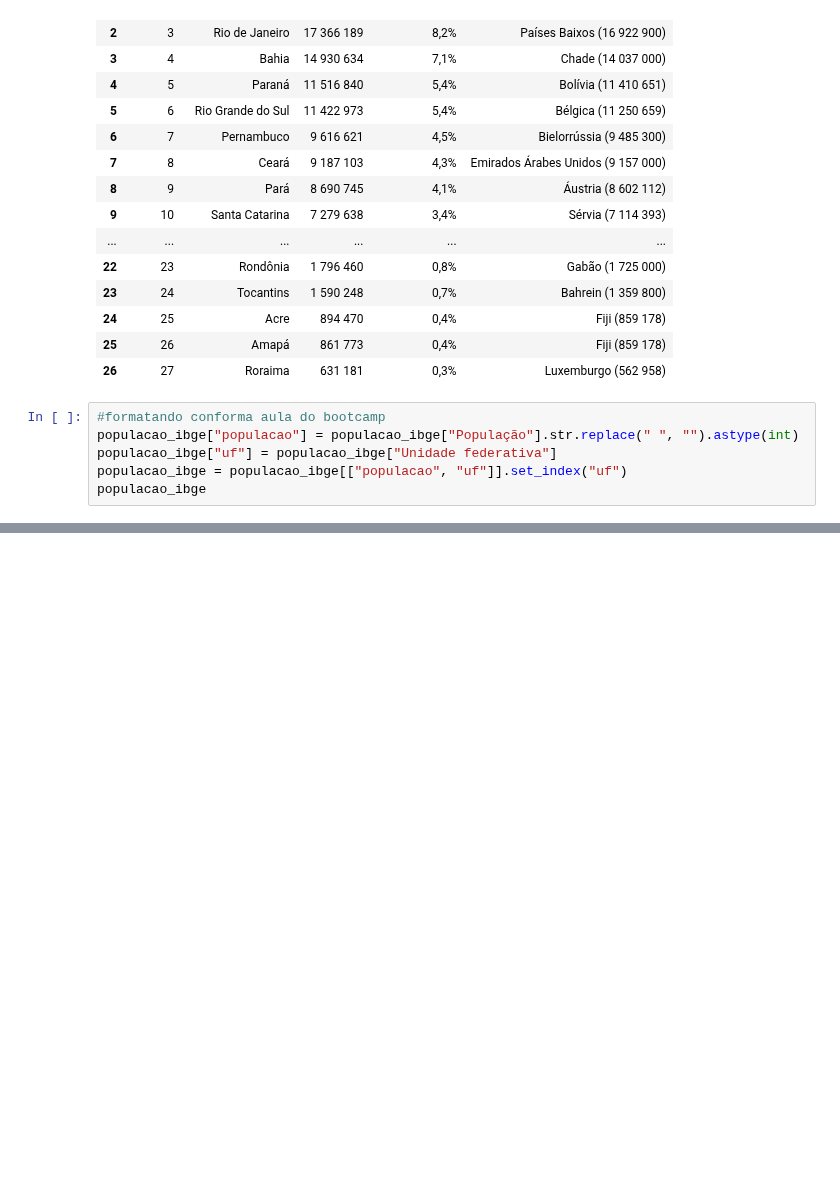
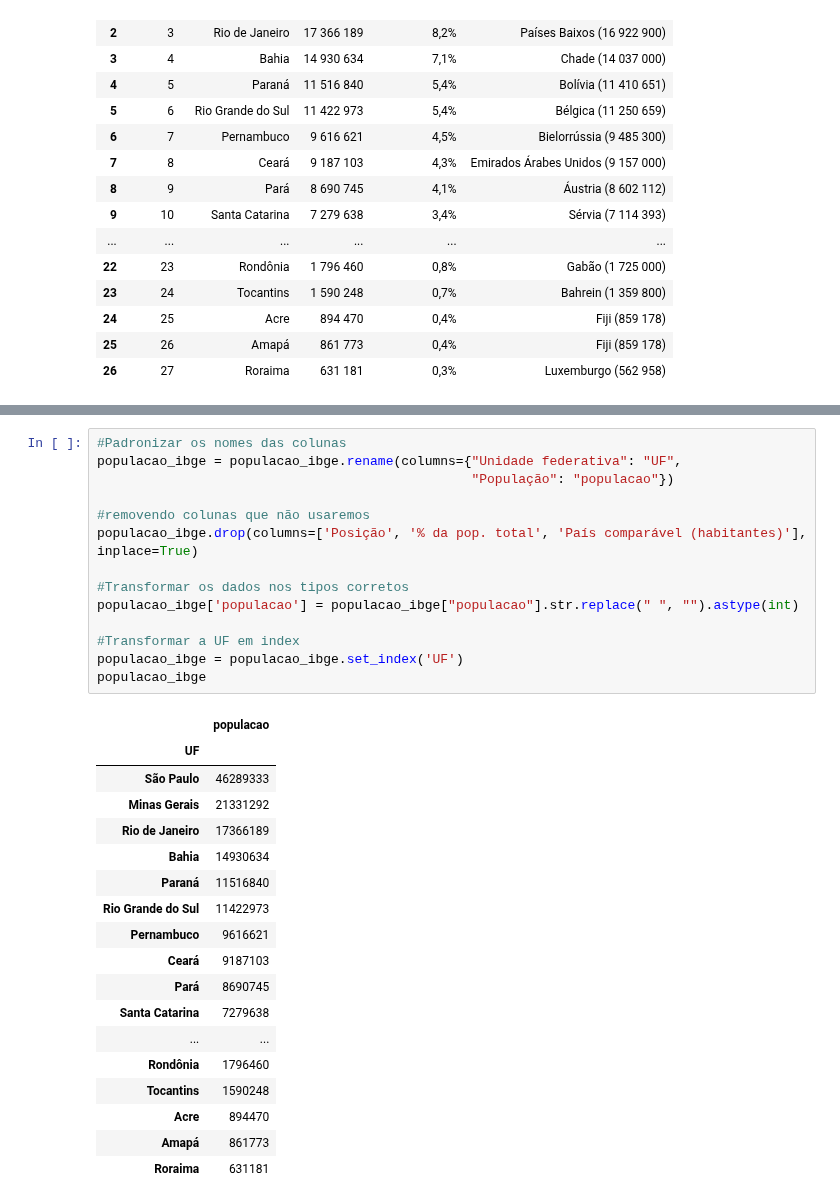
Before and after one commit to yoshinaga2904/Bootcamp-Alura, a Jupyter notebook: Modulo_2_Desafios.ipynb, the cells around one changed output, grey strips where cells are left out. Cells and saved outputs as stored; diff of their text form; blank space fills up the shorter version.

```diff
--- a/Modulo_2_Desafios.ipynb
+++ b/Modulo_2_Desafios.ipynb
@@ -117,9 +117,3 @@ populacao_ibge
 | 24 | 25 | Acre | 894 470 | 0,4% | Fiji (859 178) |
 | 25 | 26 | Amapá | 861 773 | 0,4% | Fiji (859 178) |
 | 26 | 27 | Roraima | 631 181 | 0,3% | Luxemburgo (562 958) |
-# %%
-#formatando conforma aula do bootcamp
-populacao_ibge["populacao"] = populacao_ibge["População"].str.replace(" ", "").astype(int)
-populacao_ibge["uf"] = populacao_ibge["Unidade federativa"]
-populacao_ibge = populacao_ibge[["populacao", "uf"]].set_index("uf")
-populacao_ibge
@@ -144,0 +128,33 @@ populacao_ibge
+# %%
+#Padronizar os nomes das colunas
+populacao_ibge = populacao_ibge.rename(columns={"Unidade federativa": "UF",
+                                                "População": "populacao"})
+
+#removendo colunas que não usaremos
+populacao_ibge.drop(columns=['Posição', '% da pop. total', 'País comparável (habitantes)'], inplace=True)
+
+#Transformar os dados nos tipos corretos
+populacao_ibge['populacao'] = populacao_ibge["populacao"].str.replace(" ", "").astype(int)
+
+#Transformar a UF em index
+populacao_ibge = populacao_ibge.set_index('UF')
+populacao_ibge
+# %% [output]
+|  | populacao |
+| UF |  |
+| São Paulo | 46289333 |
+| Minas Gerais | 21331292 |
+| Rio de Janeiro | 17366189 |
+| Bahia | 14930634 |
+| Paraná | 11516840 |
+| Rio Grande do Sul | 11422973 |
+| Pernambuco | 9616621 |
+| Ceará | 9187103 |
+| Pará | 8690745 |
+| Santa Catarina | 7279638 |
+| ... | ... |
+| Rondônia | 1796460 |
+| Tocantins | 1590248 |
+| Acre | 894470 |
+| Amapá | 861773 |
+| Roraima | 631181 |
```
Also changed, not shown: parts of 4 cells of this notebook.
